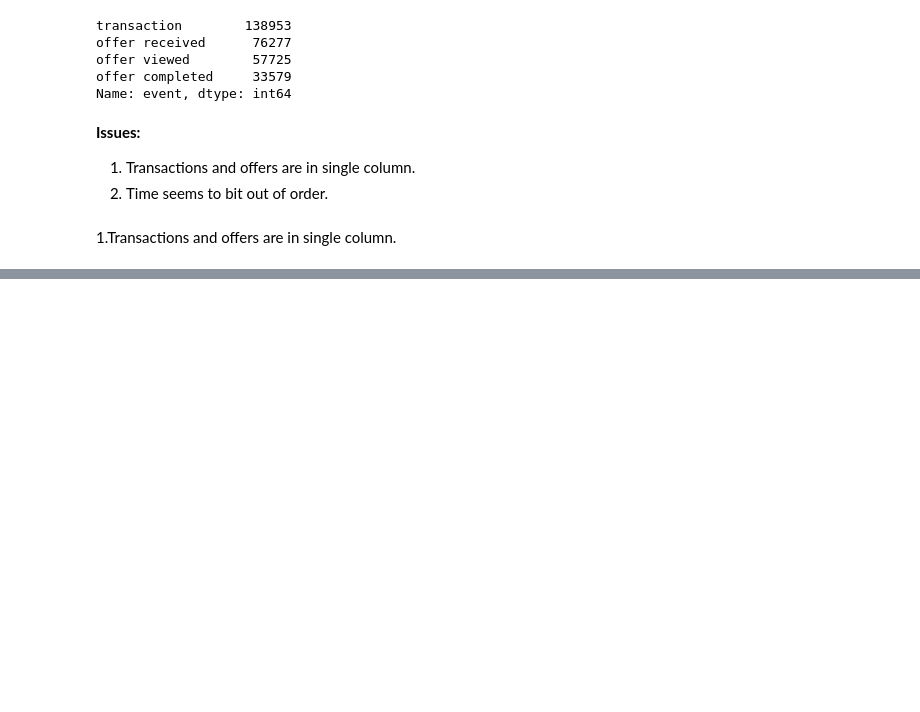
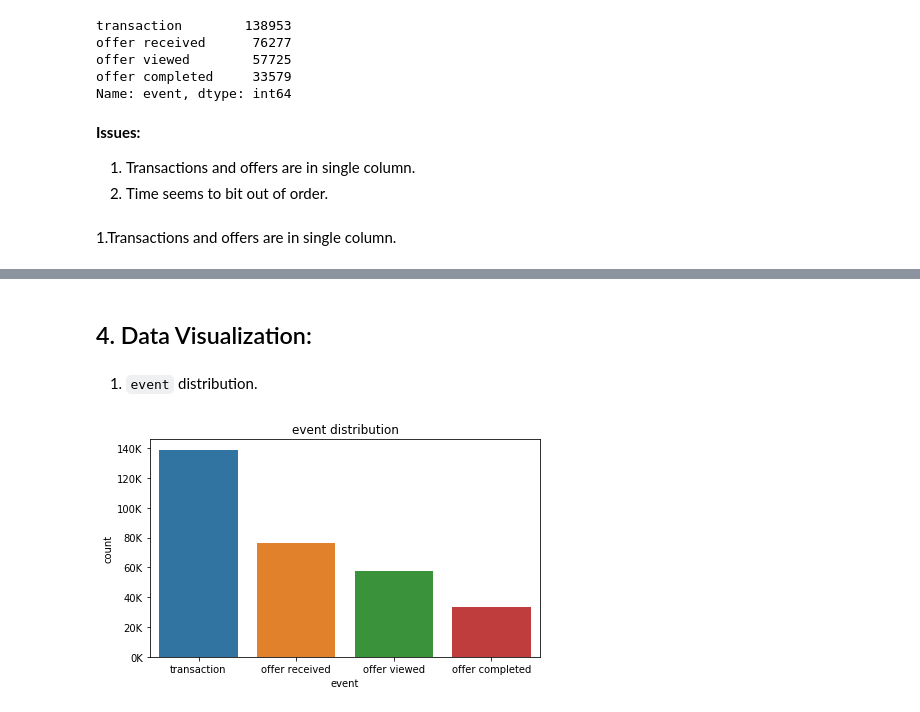
Before and after one commit to ArsalRahimMLE/starbucks-project, a Jupyter notebook: Part 01 Data Cleaning and Integration.ipynb, the cells around one changed output, grey strips where cells are left out. Cells and saved outputs as stored; diff of their text form; code cells hidden in the pictures; blank space fills up the shorter version.

Commit message:
Data cleaning 80%

```diff
--- a/Part 01 Data Cleaning and Integration.ipynb
+++ b/Part 01 Data Cleaning and Integration.ipynb
@@ -77,0 +289,31 @@ separate_tran_offer(transcripts).head(5)
+# %%
+def merge_data(profile_dt, transcript_dt, promotions_dt):
+    """
+    Function to merge all three datasets (profiles, promotions and transcripts)
+
+    Input: dataframe for profiles, promotions and transcripts
+    Output: merged dataframe
+    """
+    profile_dt = profile_dt.copy()
+    transcript_dt = transcript_dt.copy()
+    promotions_dt = promotions_dt.copy()
+    # 1. cleaning of datasets:
+
+    # clean transcript data #
+    transcript_dt = separate_tran_offer(transcript_dt)
+    # clean promotions data #
+    promotions_dt = one_hot_channel(promotions_dt)
+    promotions_dt = merge_cols_promotions(promotions_dt)
+    # clean profile data #
+    profile_dt = convert_into_dateformat(profile_dt,'became_member_on')
+
+    # merge datasets:
+
+    # merge transcript and promotions #
+    trans_pro_dt = transcript_dt.merge(promotions_dt,how="left", left_on="offer", right_on="id").drop('id', axis=1)
+    # merge profile to the recent merged dataframe #
+    trans_pro_profile_dt = trans_pro_dt.merge(profile_dt,how="left", left_on="person", right_on="id").drop('id', axis=1)
+
+    return trans_pro_profile_dt
+# %%
+merged_dt = merge_data(profiles,transcripts,promotions)
@@ -77,0 +336,8 @@ separate_tran_offer(transcripts).head(5)
+# %% [markdown]
+## 4. Data Visualization:
+# %% [markdown]
+1. `event` distribution.
+# %%
+countplot(merged_dt, 'event')
+# %% [output]
+[figure, added]
```
Also changed, not shown: parts of 57 cells of this notebook.
